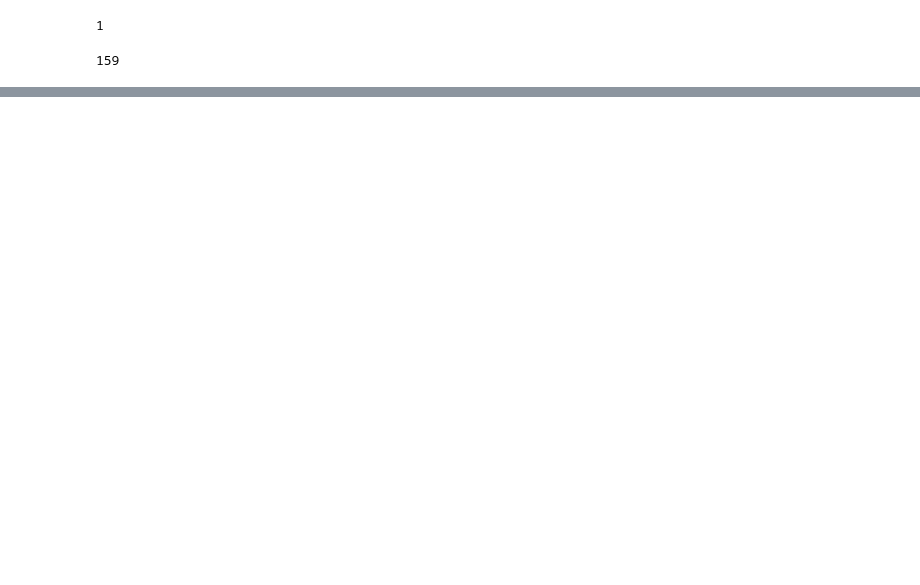
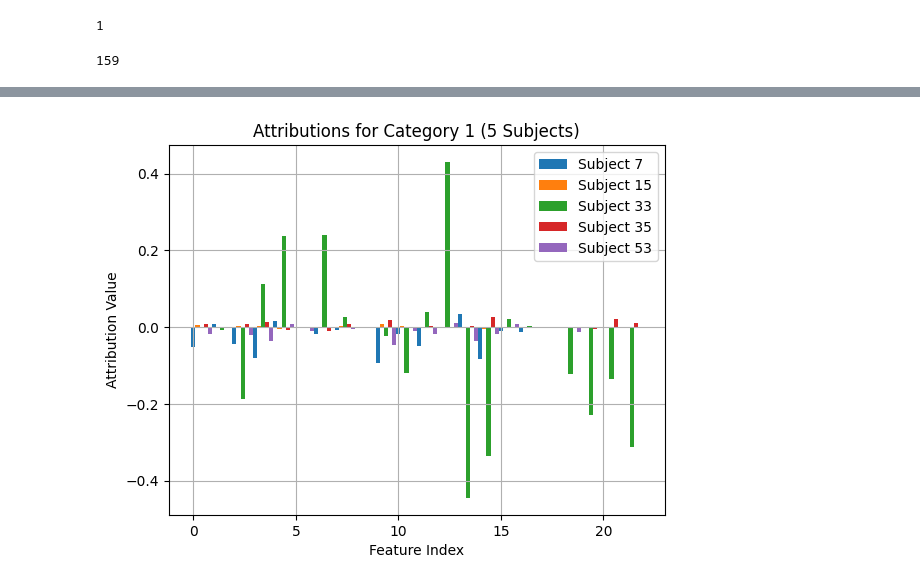
Before and after one commit to Osama00112/RNN-AD_python3, a Jupyter notebook: captum_2.ipynb, the cells around one changed output, grey strips where cells are left out. Saved outputs shown, nothing was run; the diff lists cells and outputs as text; code cells hidden in the pictures; blank space fills up the shorter version.

```diff
--- a/captum_2.ipynb
+++ b/captum_2.ipynb
@@ -244,0 +996,36 @@ ValueError: x and y can be no greater than 2D, but have shapes (85,) and (85, 1,
+# %%
+import matplotlib.pyplot as plt
+
+# Define the number of subjects you want to include in the plot
+num_subjects_to_plot = 5  # Set the desired number of subjects here
+
+# Define the width for each bar
+bar_width = 0.2
+
+# Iterate over a subset of subjects from the attributions dictionary
+for idx, (rid, attr_data) in enumerate(attributions.items()):
+    if idx >= num_subjects_to_plot:
+        break  # Break the loop once the desired number of subjects is reached
+
+    # Get the attribution tensor for category 1
+    attributions_tensor = attr_data['cat'][1][0]
+    attributions_values = attributions_tensor.squeeze().cpu().numpy()
+
+    # Calculate the position for each bar
+    bar_position = idx * bar_width
+
+    # Convert range object to list and add bar_position
+    bar_positions = [x + bar_position for x in range(len(attributions_values))]
+
+    # Plot the attributions as a bar plot
+    plt.bar(bar_positions, attributions_values, width=bar_width, label=f'Subject {rid}')
+
+# Add labels and title
+plt.xlabel('Feature Index')
+plt.ylabel('Attribution Value')
+plt.title(f'Attributions for Category 1 ({num_subjects_to_plot} Subjects)')
+plt.legend()  # Add a legend to distinguish between subjects
+plt.grid(True)
+plt.show()
+# %% [output]
+[figure, added]
```
Also changed, not shown: parts of 45 cells of this notebook, 11 other files.
